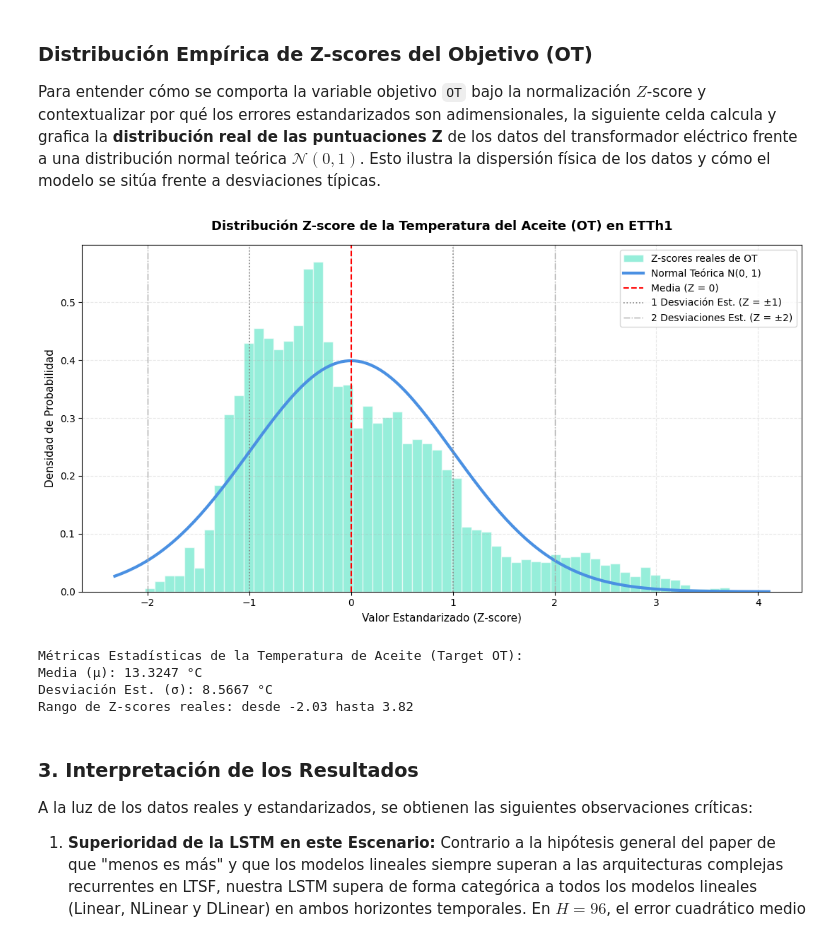
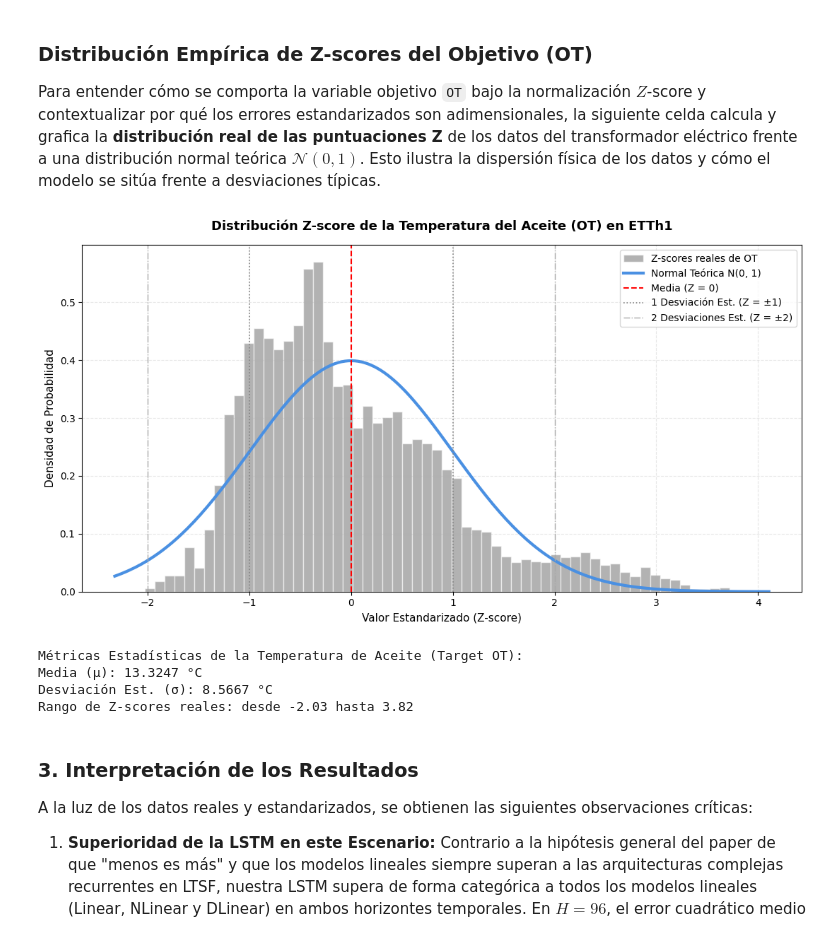
Before and after one commit to Dass-19/LTSF, a Jupyter notebook: LTSF.ipynb, the cells around one changed output. Saved outputs shown, nothing was run; the diff lists cells and outputs as text; code cells hidden in the pictures.

```diff
--- a/LTSF.ipynb
+++ b/LTSF.ipynb
@@ -819,37 +819,37 @@ ot_zscores = (ot_data - mu_ot) / sigma_ot
 plt.figure(figsize=(11, 6))
 
 # Histograma de los Z-scores reales de los datos
-count, bins, ignored = plt.hist(ot_zscores, bins=60, density=True, alpha=0.6, color='#50E3C2', edgecolor='white', label='Z-scores reales de OT')
+count, bins, ignored = plt.hist(ot_zscores, bins=60, density=True, alpha=0.6, color='gray', edgecolor='white', label='Z-scores reales de OT')
 
 # Densidad normal teórica N(0, 1) calculada con NumPy puro
 xmin, xmax = plt.xlim()
 x_axis = np.linspace(xmin, xmax, 200)
 pdf_theoretical = (1.0 / np.sqrt(2 * np.pi)) * np.exp(-0.5 * x_axis**2)
 plt.plot(x_axis, pdf_theoretical, color='#4A90E2', linewidth=3, linestyle='-', label='Normal Teórica N(0, 1)')
 
 # Líneas de referencia para desviaciones estándar
 plt.axvline(x=0, color='red', linestyle='--', linewidth=1.5, label='Media (Z = 0)')
 plt.axvline(x=1, color='gray', linestyle=':', linewidth=1.2, label='1 Desviación Est. (Z = ±1)')
 plt.axvline(x=-1, color='gray', linestyle=':', linewidth=1.2)
 plt.axvline(x=2, color='darkgray', linestyle='-.', linewidth=1, label='2 Desviaciones Est. (Z = ±2)')
 plt.axvline(x=-2, color='darkgray', linestyle='-.', linewidth=1)
 
 # Estilización de la gráfica
 plt.title('Distribución Z-score de la Temperatura del Aceite (OT) en ETTh1', fontsize=13, fontweight='bold', pad=15)
 plt.xlabel('Valor Estandarizado (Z-score)', fontsize=11)
 plt.ylabel('Densidad de Probabilidad', fontsize=11)
 plt.legend(fontsize=10, loc='upper right')
 plt.grid(True, linestyle='--', alpha=0.3)
 
 plt.tight_layout()
 plt.show()
 
 print("Métricas Estadísticas de la Temperatura de Aceite (Target OT):")
 print(f"Media (µ): {mu_ot:.4f} °C")
 print(f"Desviación Est. (σ): {sigma_ot:.4f} °C")
 print(f"Rango de Z-scores reales: desde {np.min(ot_zscores):.2f} hasta {np.max(ot_zscores):.2f}")
 # %% [output]
-[figure, old version]
+[figure, new version]
 Métricas Estadísticas de la Temperatura de Aceite (Target OT):
 Media (µ): 13.3247 °C
 Desviación Est. (σ): 8.5667 °C
```
Also changed, not shown: parts of 1 cell of this notebook.
